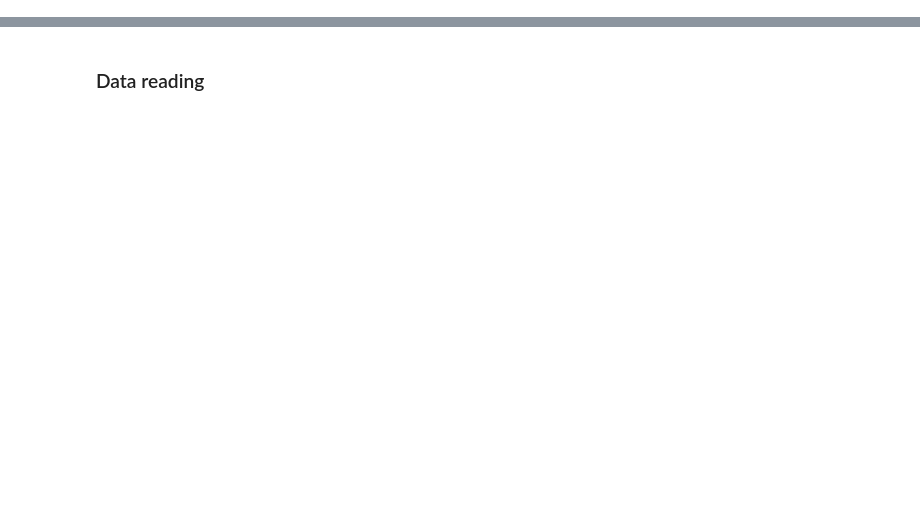
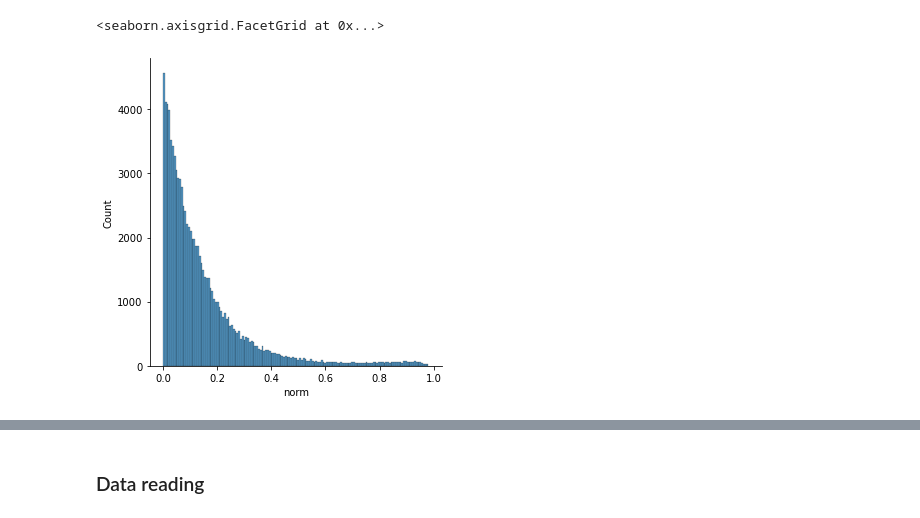
Before and after one commit to abarbieu/music-recommender, a Jupyter notebook: music-recommender.ipynb, the cells around one changed output, grey strips where cells are left out. Cells and saved outputs as stored; diff of their text form; code cells hidden in the pictures; blank space fills up the shorter version.

```diff
--- a/music-recommender.ipynb
+++ b/music-recommender.ipynb
@@ -7,0 +287,3 @@ import seaborn
+# %%
+scrobsdf = pd.read_csv("./data/lastfm_user_scrobbles.csv")
+scrobsdf.scrobbles.describe()
@@ -7,0 +372,5 @@ import seaborn
+# %%
+sns.displot(scrobsdf["norm"])
+# %% [output]
+<seaborn.axisgrid.FacetGrid at 0x...>
+[figure, added]
```
Also changed, not shown: parts of 92 cells of this notebook.
